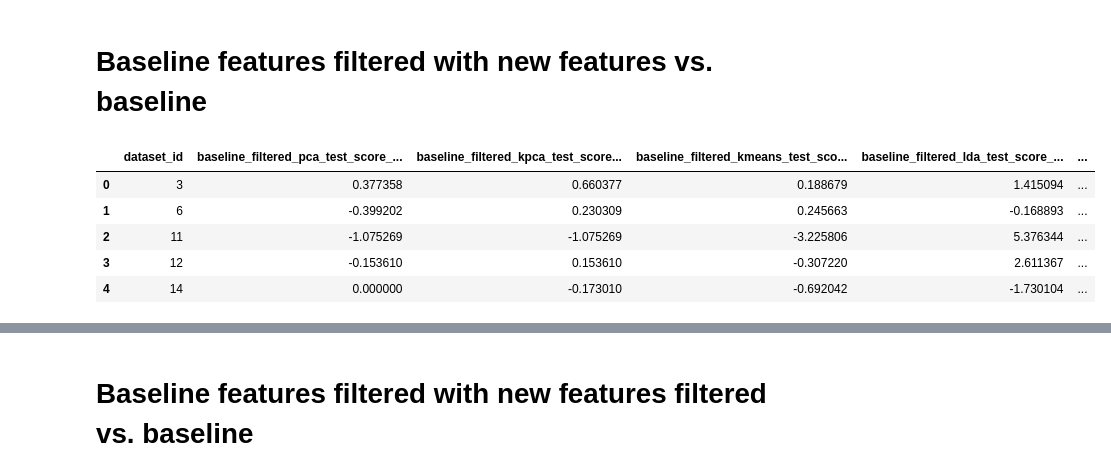
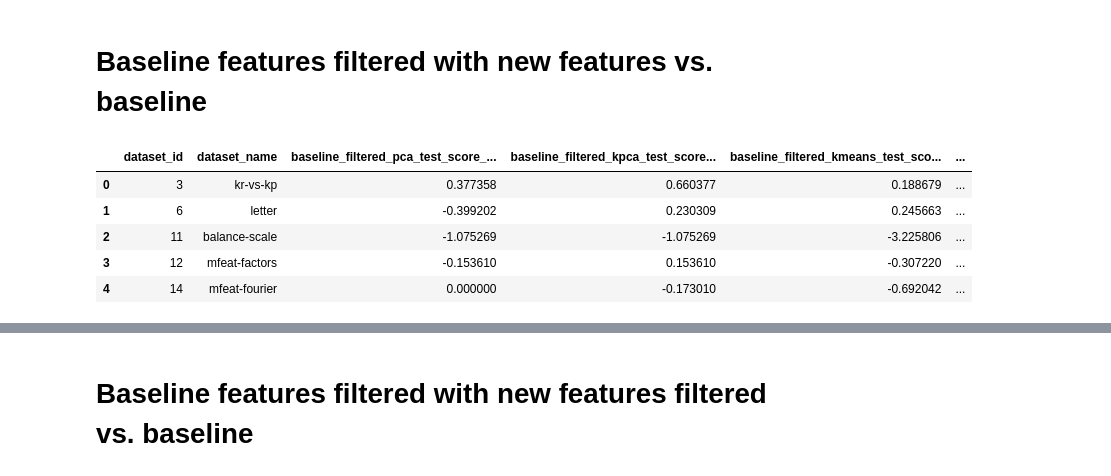
Before and after one commit to Wuuzzaa/thesis, a Jupyter notebook: src/plots.ipynb, the cells around one changed output, grey strips where cells are left out. Drawn from its saved outputs; the diff is of its cells as text; code cells hidden in the pictures.

```diff
--- a/src/plots.ipynb
+++ b/src/plots.ipynb
@@ -129,12 +129,12 @@ for feature_column in df_feature_columns:
 # %% [markdown]
 # Baseline features filtered with new features vs. baseline
 # %%
-df = df_results.loc[:, df_results.columns.str.contains("baseline_filtered_[a-zA-Z]+_test_score_change_to_baseline_filtered|dataset_id", regex=True)]
+df = df_results.loc[:, df_results.columns.str.contains("baseline_filtered_[a-zA-Z]+_test_score_change_to_baseline_filtered|dataset_id|dataset_name", regex=True)]
 df.head()
 # %% [output]
-|  | dataset_id | baseline_filtered_pca_test_score_... | baseline_filtered_kpca_test_score... | baseline_filtered_kmeans_test_sco... | baseline_filtered_lda_test_score_... | ... |
-| 0 | 3 | 0.377358 | 0.660377 | 0.188679 | 1.415094 | ... |
-| 1 | 6 | -0.399202 | 0.230309 | 0.245663 | -0.168893 | ... |
-| 2 | 11 | -1.075269 | -1.075269 | -3.225806 | 5.376344 | ... |
-| 3 | 12 | -0.153610 | 0.153610 | -0.307220 | 2.611367 | ... |
-| 4 | 14 | 0.000000 | -0.173010 | -0.692042 | -1.730104 | ... |
+|  | dataset_id | dataset_name | baseline_filtered_pca_test_score_... | baseline_filtered_kpca_test_score... | baseline_filtered_kmeans_test_sco... | ... |
+| 0 | 3 | kr-vs-kp | 0.377358 | 0.660377 | 0.188679 | ... |
+| 1 | 6 | letter | -0.399202 | 0.230309 | 0.245663 | ... |
+| 2 | 11 | balance-scale | -1.075269 | -1.075269 | -3.225806 | ... |
+| 3 | 12 | mfeat-factors | -0.153610 | 0.153610 | -0.307220 | ... |
+| 4 | 14 | mfeat-fourier | 0.000000 | -0.173010 | -0.692042 | ... |
```
Also changed, not shown: parts of 5 cells of this notebook.
